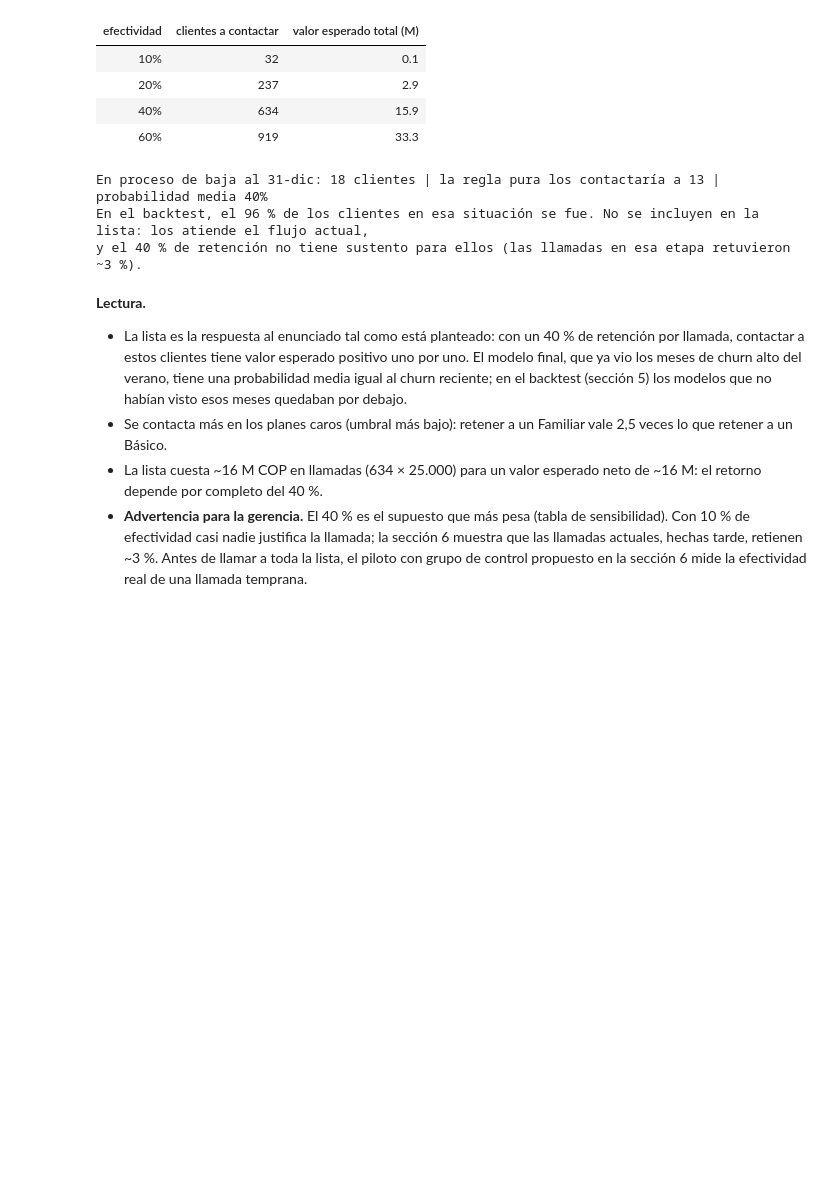
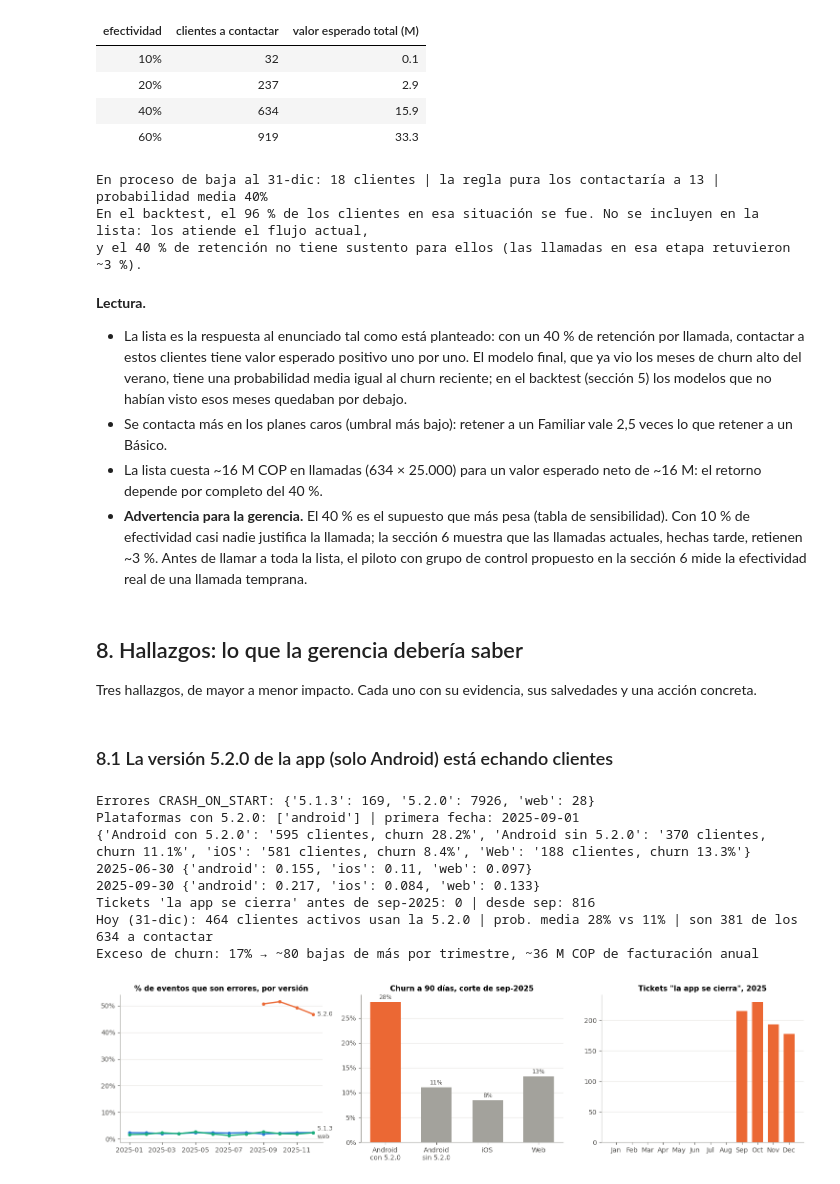
Before and after one commit to unfresh25/conecta-churn, a Jupyter notebook: solucion.ipynb, the cells around one changed output. Drawn from its saved outputs; the diff is of its cells as text; code cells hidden in the pictures; blank space fills up the shorter version.

Commit message:
docs: hallazgos con evidencia

```diff
--- a/solucion.ipynb
+++ b/solucion.ipynb
@@ -849,3 +849,76 @@ y el 40 % de retención no tiene sustento para ellos (las llamadas en esa etapa
 - **Advertencia para la gerencia.** El 40 % es el supuesto que más pesa (tabla de sensibilidad). Con 10 % de efectividad
   casi nadie justifica la llamada; la sección 6 muestra que las llamadas actuales, hechas tarde, retienen ~3 %. Antes de llamar a
   toda la lista, el piloto con grupo de control propuesto en la sección 6 mide la efectividad real de una llamada temprana.
+# %% [markdown]
+## 8. Hallazgos: lo que la gerencia debería saber
+
+Tres hallazgos, de mayor a menor impacto. Cada uno con su evidencia, sus salvedades y una acción concreta.
+# %%
+# Estilo común de los gráficos: una serie destacada en naranja, el resto en gris; ejes discretos
+BLUE, ORANGE, AQUA, GREY, INK = "#2a78d6", "#eb6834", "#1baf7a", "#a3a29c", "#52514e"
+plt.rcParams.update({"axes.spines.top": False, "axes.spines.right": False, "axes.grid": True, "axes.grid.axis": "y", "grid.color": "#e6e5e0",
+                     "grid.linewidth": .8, "axes.axisbelow": True, "axes.edgecolor": GREY, "axes.labelcolor": INK,
+                     "xtick.color": INK, "ytick.color": INK, "axes.titleweight": "bold", "axes.titlesize": 11})
+
+def bar_labels(ax, bars, fmt):
+    for b in bars:
+        ax.annotate(fmt(b.get_height()), (b.get_x() + b.get_width() / 2, b.get_height()), ha="center", va="bottom",
+                    fontsize=9, color=INK, xytext=(0, 2), textcoords="offset points")
+# %% [markdown]
+### 8.1 La versión 5.2.0 de la app (solo Android) está echando clientes
+# %%
+ev = data.events.assign(month=data.events["local_date"].dt.to_period("M"))
+err = ev.pivot_table(index="month", columns="version_app", values="tipo", aggfunc=lambda s: (s == "error_app").mean())
+sep = panel[panel["cutoff"] == "2025-09-30"]
+android_app = set(ev.loc[(ev["plataforma"] == "android") & (ev["local_date"] > "2025-07-02"), "cliente_id"])
+groups = {
+    "Android\ncon 5.2.0": sep[sep["uses_v520"] == 1],
+    "Android\nsin 5.2.0": sep[(sep["uses_v520"] == 0) & sep["cliente_id"].isin(android_app)],
+    "iOS": sep[sep["main_platform"] == "ios"],
+    "Web": sep[sep["main_platform"] == "web"],
+}
+crash_tk = tk[tk["topic"] == "app_se_cierra"].groupby(tk["created_at"].dt.to_period("M")).size()
+crash_tk = crash_tk.reindex(pd.period_range("2025-01", "2025-12", freq="M"), fill_value=0)
+
+fig, ax = plt.subplots(1, 3, figsize=(15, 4))
+for col, color, dy in [("5.1.3", BLUE, 6), ("web", AQUA, -6), ("5.2.0", ORANGE, 0)]:
+    s = err[col].dropna()
+    ax[0].plot(s.index.to_timestamp(), s.values, color=color, lw=2, marker="o", ms=4)
+    ax[0].annotate(col, (s.index[-1].to_timestamp(), s.values[-1]), xytext=(6, dy), textcoords="offset points",
+                   va="center", color=INK, fontsize=9)
+ax[0].yaxis.set_major_formatter(lambda v, _: f"{v:.0%}")
+ax[0].set(title="% de eventos que son errores, por versión", ylabel="")
+rates = {k: g["churn_90d"].mean() for k, g in groups.items()}
+bars = ax[1].bar(rates.keys(), rates.values(), color=[ORANGE, GREY, GREY, GREY], width=.6)
+bar_labels(ax[1], bars, lambda v: f"{v:.0%}")
+ax[1].yaxis.set_major_formatter(lambda v, _: f"{v:.0%}")
+ax[1].set(title="Churn a 90 días, corte de sep-2025")
+bars = ax[2].bar(crash_tk.index.strftime("%b"), crash_tk.values,
+                 color=[ORANGE if m >= pd.Period("2025-09") else GREY for m in crash_tk.index], width=.7)
+ax[2].set(title='Tickets "la app se cierra", 2025')
+plt.tight_layout()
+
+print("Errores CRASH_ON_START:", ev[ev["codigo_error"] == "CRASH_ON_START"].groupby("version_app").size().to_dict())
+print("Plataformas con 5.2.0:", ev.loc[ev["version_app"] == "5.2.0", "plataforma"].unique().tolist(),
+      "| primera fecha:", ev.loc[ev["version_app"] == "5.2.0", "local_date"].min().date())
+print({k.replace(chr(10), " "): f"{len(g)} clientes, churn {g['churn_90d'].mean():.1%}" for k, g in groups.items()})
+for c in ["2025-06-30", "2025-09-30"]:
+    print(c, panel[panel["cutoff"] == c].groupby("main_platform")["churn_90d"].mean().round(3).to_dict())
+print(f"Tickets 'la app se cierra' antes de sep-2025: {crash_tk[:8].sum()} | desde sep: {crash_tk[8:].sum()}")
+v520_now = X_score["uses_v520"] == 1
+print(f"Hoy (31-dic): {v520_now.sum()} clientes activos usan la 5.2.0 | prob. media {scored.loc[v520_now, 'probabilidad'].mean():.0%} "
+      f"vs {scored.loc[~v520_now, 'probabilidad'].mean():.0%} | son {scored.loc[v520_now, 'contactar'].sum()} de los "
+      f"{scored['contactar'].sum()} a contactar")
+excess = rates["Android\ncon 5.2.0"] - rates["Android\nsin 5.2.0"]
+at_risk = X_score.loc[v520_now, "plan"].map(PRICES).sum() * 12 * excess
+print(f"Exceso de churn: {excess:.0%} → ~{excess * v520_now.sum():.0f} bajas de más por trimestre, ~{at_risk / 1e6:.0f} M COP de facturación anual")
+# %% [output]
+Errores CRASH_ON_START: {'5.1.3': 169, '5.2.0': 7926, 'web': 28}
+Plataformas con 5.2.0: ['android'] | primera fecha: 2025-09-01
+{'Android con 5.2.0': '595 clientes, churn 28.2%', 'Android sin 5.2.0': '370 clientes, churn 11.1%', 'iOS': '581 clientes, churn 8.4%', 'Web': '188 clientes, churn 13.3%'}
+2025-06-30 {'android': 0.155, 'ios': 0.11, 'web': 0.097}
+2025-09-30 {'android': 0.217, 'ios': 0.084, 'web': 0.133}
+Tickets 'la app se cierra' antes de sep-2025: 0 | desde sep: 816
+Hoy (31-dic): 464 clientes activos usan la 5.2.0 | prob. media 28% vs 11% | son 381 de los 634 a contactar
+Exceso de churn: 17% → ~80 bajas de más por trimestre, ~36 M COP de facturación anual
+[figure, added]
```
Also changed, not shown: parts of 10 cells of this notebook.
